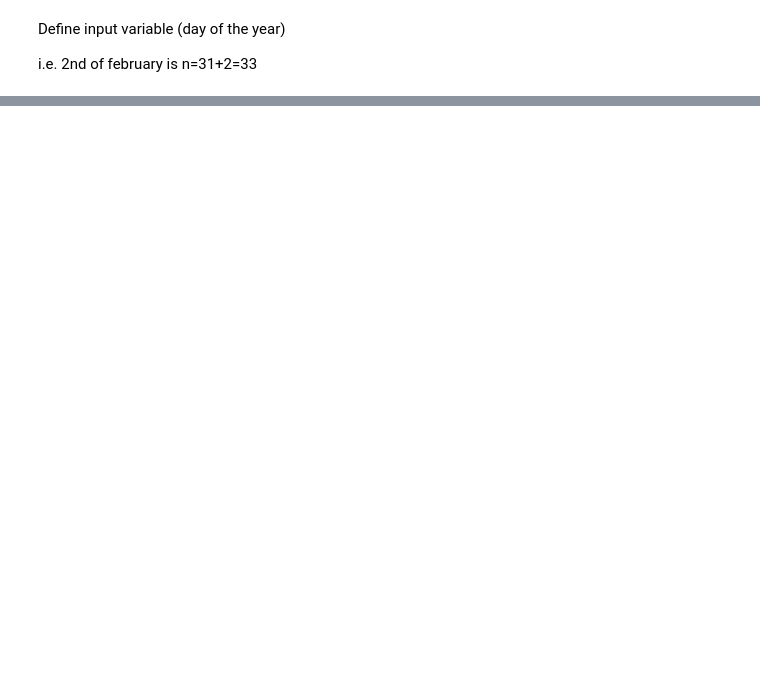
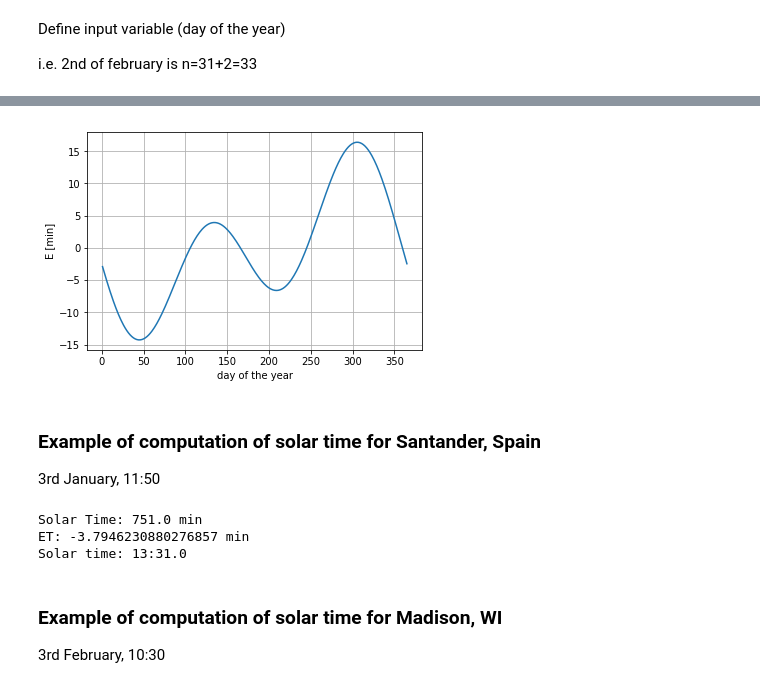
Before and after one commit to mmanana/pvsystems, a Jupyter notebook: pvsystems_example_01.ipynb, the cells around one changed output, grey strips where cells are left out. Saved outputs shown, nothing was run; the diff lists cells and outputs as text; code cells hidden in the pictures; blank space fills up the shorter version.

```diff
--- a/pvsystems_example_01.ipynb
+++ b/pvsystems_example_01.ipynb
@@ -42,0 +57,16 @@ plt.plot(Nday,Gsc)
+# %%
+Ea = []
+# %%
+for d in Nday:
+    Ea.append( S1.ET(d))
+# %%
+plt.plot(Nday,Ea)
+plt.xlabel('day of the year')
+plt.ylabel('E [min]')
+plt.grid()
+# %% [output]
+[figure, added]
+# %% [markdown]
+### Example of computation of solar time for Santander, Spain
+
+3rd January, 11:50
@@ -42,0 +81,21 @@ plt.plot(Nday,Gsc)
+# %%
+# input: day .- Day of the month [1,31]
+#        month .- Month of the year [1,12]
+#        hour .- Hour std time [0,23]
+#        minute .- Minute std time [0,59]
+#        Long .- Longitude in degrees [0,360] East
+# return: Solar time [minutes]
+time_solar=Santander.StandardTimetoSolarTime( day, month, hour_std, min_std)
+print('Solar Time: ' + str(time_solar) + ' min')
+ET=Santander.ET( day)
+print('ET: ' + str(ET) + ' min')
+gg=Santander.StandardTimetoHM( time_solar, day, month)
+print('Solar time: ' + str(gg[0]) + ':' + str(gg[1]))
+# %% [output]
+Solar Time: 751.0 min
+ET: -3.7946230880276857 min
+Solar time: 13:31.0
+# %% [markdown]
+### Example of computation of solar time for Madison, WI
+
+3rd February, 10:30
```
Also changed, not shown: parts of 22 cells of this notebook, 2 other files.
